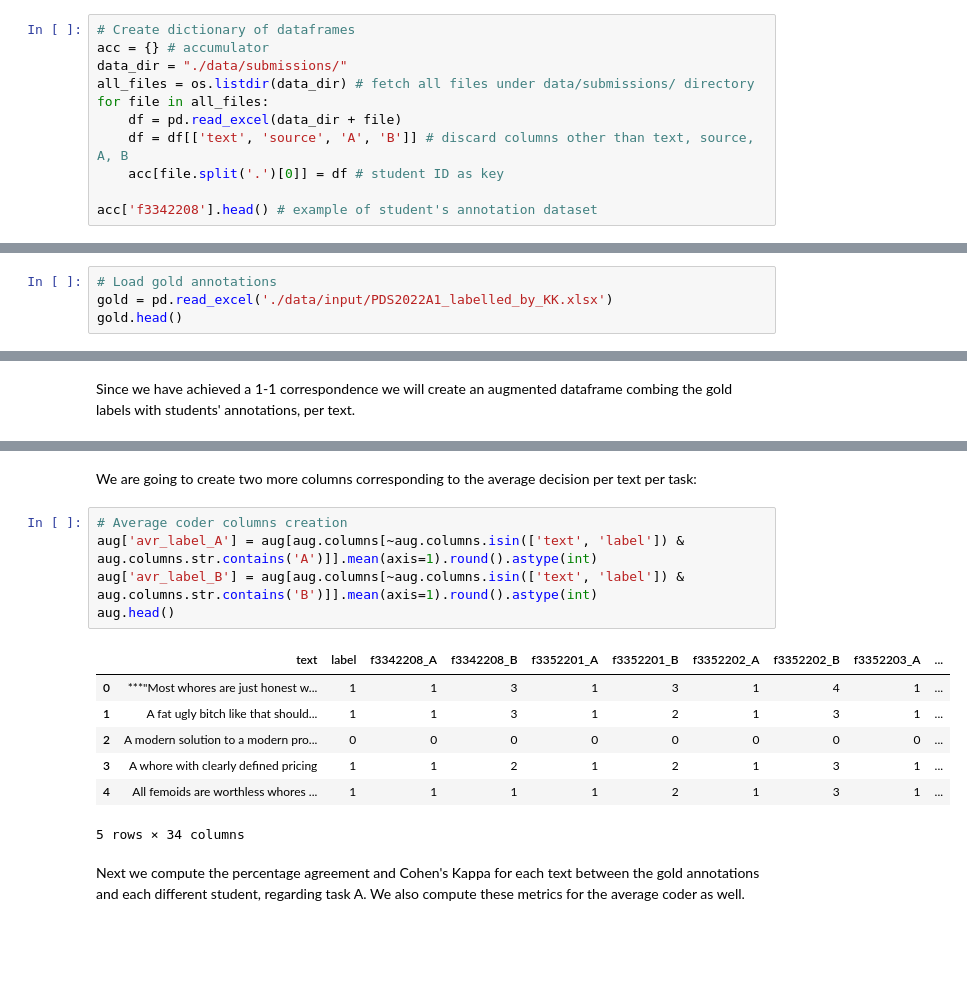
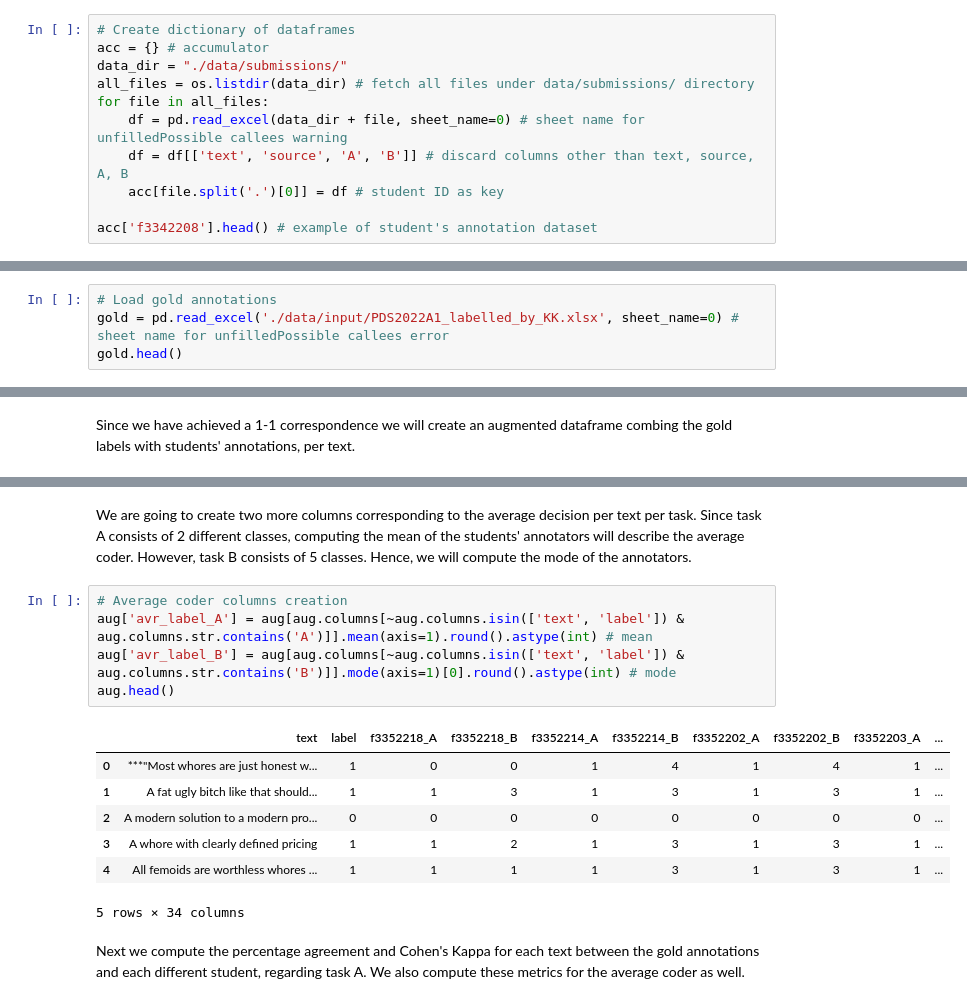
Before and after one commit to sonqo/msc-data-science, a Jupyter notebook: 1_Practical_Data_Science/A/3352209.ipynb, the cells around one changed output, grey strips where cells are left out. Saved outputs shown, nothing was run; the diff lists cells and outputs as text; blank space fills up the shorter version.

```diff
--- a/1_Practical_Data_Science/A/3352209.ipynb
+++ b/1_Practical_Data_Science/A/3352209.ipynb
@@ -100,7 +101,7 @@ acc = {} # accumulator
 data_dir = "./data/submissions/"
 all_files = os.listdir(data_dir) # fetch all files under data/submissions/ directory
 for file in all_files:
-    df = pd.read_excel(data_dir + file)
+    df = pd.read_excel(data_dir + file, sheet_name=0) # sheet name for unfilledPossible callees warning
     df = df[['text', 'source', 'A', 'B']] # discard columns other than text, source, A, B
     acc[file.split('.')[0]] = df # student ID as key
 
@@ -116,7 +117,7 @@ acc['f3342208'].head() # example of student's annotation dataset
 ### 2.
 # %%
 # Load gold annotations
-gold = pd.read_excel('./data/input/PDS2022A1_labelled_by_KK.xlsx')
+gold = pd.read_excel('./data/input/PDS2022A1_labelled_by_KK.xlsx', sheet_name=0) # sheet name for unfilledPossible callees error
 gold.head()
 # %% [output]
 |  | text | label |
@@ -188,18 +191,18 @@ aug.head()
 5 rows × 32 columns
 # %% [markdown]
-We are going to create two more columns corresponding to the average decision per text per task:
+We are going to create two more columns corresponding to the average decision per text per task. Since task A consists of 2 different classes, computing the mean of the students' annotators will describe the average coder. However, task B consists of 5 classes. Hence, we will compute the mode of the annotators.
 # %%
 # Average coder columns creation
-aug['avr_label_A'] = aug[aug.columns[~aug.columns.isin(['text', 'label']) & aug.columns.str.contains('A')]].mean(axis=1).round().astype(int)
-aug['avr_label_B'] = aug[aug.columns[~aug.columns.isin(['text', 'label']) & aug.columns.str.contains('B')]].mean(axis=1).round().astype(int)
+aug['avr_label_A'] = aug[aug.columns[~aug.columns.isin(['text', 'label']) & aug.columns.str.contains('A')]].mean(axis=1).round().astype(int) # mean
+aug['avr_label_B'] = aug[aug.columns[~aug.columns.isin(['text', 'label']) & aug.columns.str.contains('B')]].mode(axis=1)[0].round().astype(int) # mode
 aug.head()
 # %% [output]
-|  | text | label | f3342208_A | f3342208_B | f3352201_A | f3352201_B | f3352202_A | f3352202_B | f3352203_A | ... |
-| 0 | ***"Most whores are just honest w... | 1 | 1 | 3 | 1 | 3 | 1 | 4 | 1 | ... |
-| 1 | A fat ugly bitch like that should... | 1 | 1 | 3 | 1 | 2 | 1 | 3 | 1 | ... |
+|  | text | label | f3352218_A | f3352218_B | f3352214_A | f3352214_B | f3352202_A | f3352202_B | f3352203_A | ... |
+| 0 | ***"Most whores are just honest w... | 1 | 0 | 0 | 1 | 4 | 1 | 4 | 1 | ... |
+| 1 | A fat ugly bitch like that should... | 1 | 1 | 3 | 1 | 3 | 1 | 3 | 1 | ... |
 | 2 | A modern solution to a modern pro... | 0 | 0 | 0 | 0 | 0 | 0 | 0 | 0 | ... |
-| 3 | A whore with clearly defined pricing | 1 | 1 | 2 | 1 | 2 | 1 | 3 | 1 | ... |
-| 4 | All femoids are worthless whores ... | 1 | 1 | 1 | 1 | 2 | 1 | 3 | 1 | ... |
+| 3 | A whore with clearly defined pricing | 1 | 1 | 2 | 1 | 3 | 1 | 3 | 1 | ... |
+| 4 | All femoids are worthless whores ... | 1 | 1 | 1 | 1 | 3 | 1 | 3 | 1 | ... |
 5 rows × 34 columns
 # %% [markdown]
 Next we compute the percentage agreement and Cohen's Kappa for each text between the gold annotations and each different student, regarding task A. We also compute these metrics for the average coder as well.
```
Also changed, not shown: parts of 14 cells of this notebook, 2 other files.
